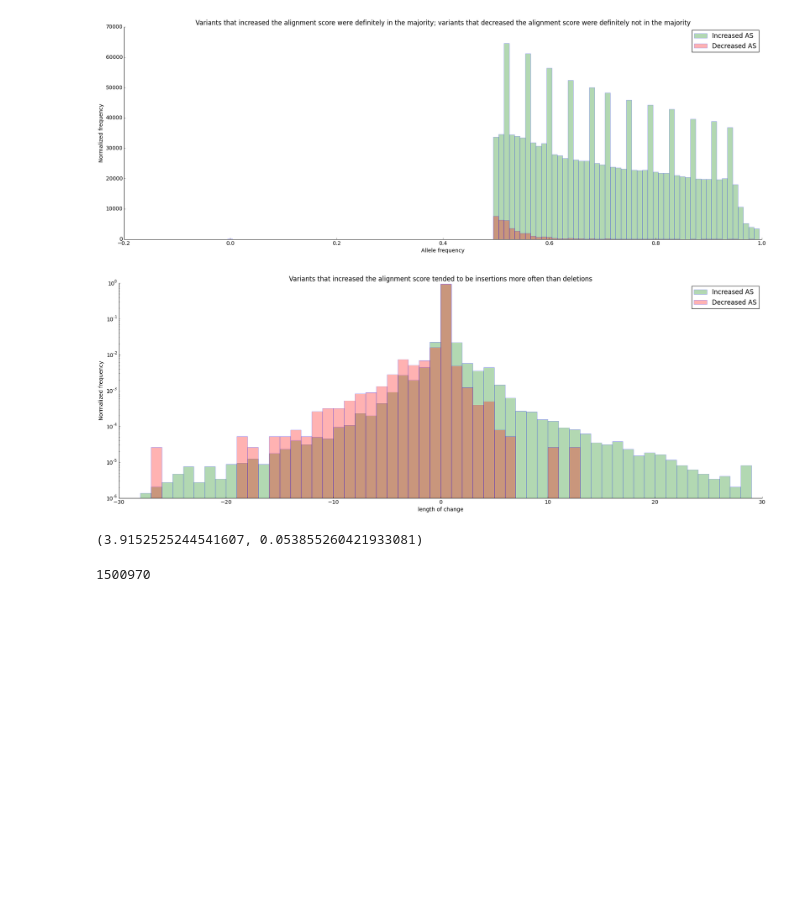
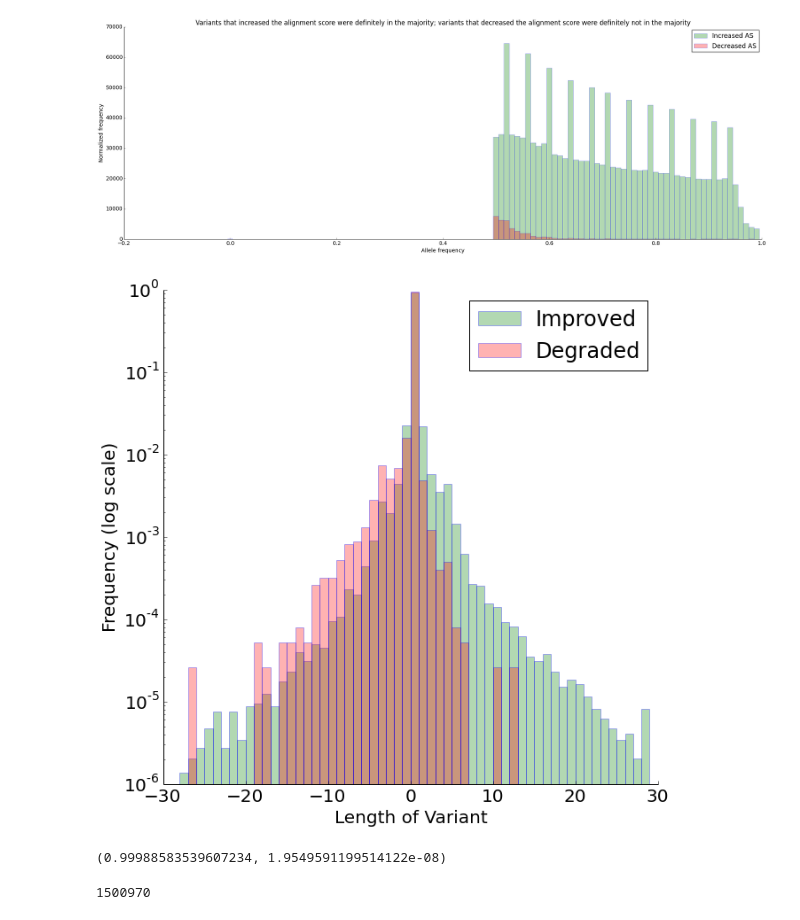
Before and after one commit to ryananeff/ipython-neff-davislab, a Jupyter notebook: comp_samples_support_ASHG.ipynb, the cells around one changed output. Drawn from its saved outputs; the diff is of its cells as text; code cells hidden in the pictures; blank space fills up the shorter version.

```diff
--- a/comp_samples_support_ASHG.ipynb
+++ b/comp_samples_support_ASHG.ipynb
@@ -400,9 +410,14 @@ np.median(mergedarr[mergedarr['diff_pos'] < 100000]['diff_pos'])
 # %% [output]
 788.0
 # %%
-plt.hist(mergedarr[mergedarr['diff_pos'] < 100000]['diff_pos'].map(lambda x: math.log(x, 10)), bins=[i/100. for i in range(0,500,5)], normed=True,
+rcParams['figure.figsize'] = (20, 10)
+rcParams['patch.edgecolor'] = 'blue'
+rcParams['figure.dpi'] = 300
+rcParams['font.size'] = 20
+rcParams['font.family'] = 'sans-serif'
+a=plt.hist(mergedarr[mergedarr['diff_pos'] < 100000]['diff_pos'].map(lambda x: math.log(x, 10)), bins=[i/100. for i in range(0,500,5)], normed=True,
          label='observed distribution')
-plt.hist(diff_pos_sim, bins=[i/100. for i in range(0,500,5)], normed=True, color='b', alpha=0.3, label='random distribution')
+b=plt.hist(diff_pos_sim, bins=[i/100. for i in range(0,500,5)], normed=True, color='b', alpha=0.3, label='random distribution')
 plt.legend()
 plt.xlabel('Log Distance between variants added to AFRG')
 plt.ylabel('Normalized frequency')
@@ -468,23 +487,24 @@ remove_border()
 # %% [output]
 [figure]
 # %%
-i= plt.hist(compinc['length'], bins=range(-30,30), color='g', alpha=0.3, normed=True, log=True, label='Increased AS')
-d=plt.hist(compdec['length'], bins=range(-30,30), color='r', alpha=0.3, normed=True, log=True, label='Decreased AS')
+rcParams['figure.figsize'] = (10, 10)
+i= plt.hist(compinc['length'], bins=range(-30,30), color='g', alpha=0.3, normed=True, log=True,label='Improved')
+d=plt.hist(compdec['length'], bins=range(-30,30), color='r', alpha=0.3, normed=True, log=True, label='Degraded')
 plt.legend()
-plt.xlabel('length of change')
-plt.ylabel('Normalized frequency')
-plt.title('Variants that increased the alignment score tended to be insertions more often than deletions')
+plt.xlabel('Length of Variant')
+plt.ylabel('Frequency (log scale)')
+#plt.title('Variants that increased the alignment score tended to be insertions more often than deletions')
 remove_border()
 # %% [output]
-[figure, old version]
+[figure, new version]
 # %%
 import scipy.stats
 # %%
-num = -30
-endnum = -6
-scipy.stats.f_oneway(i[0][(30+num):(30+endnum)], d[0][(30+num):(30+endnum)])
+num = 0
+endnum = 6
+scipy.stats.pearsonr(i[0][(30+num):(30+endnum)], d[0][(30+num):(30+endnum)])
 # %% [output]
-(3.9152525244541607, 0.053855260421933081)
+(0.99988583539607234, 1.9549591199514122e-08)
 # %%
 len(mergedarr)
 # %% [output]
```
Also changed, not shown: parts of 28 cells of this notebook, 1 other file.
